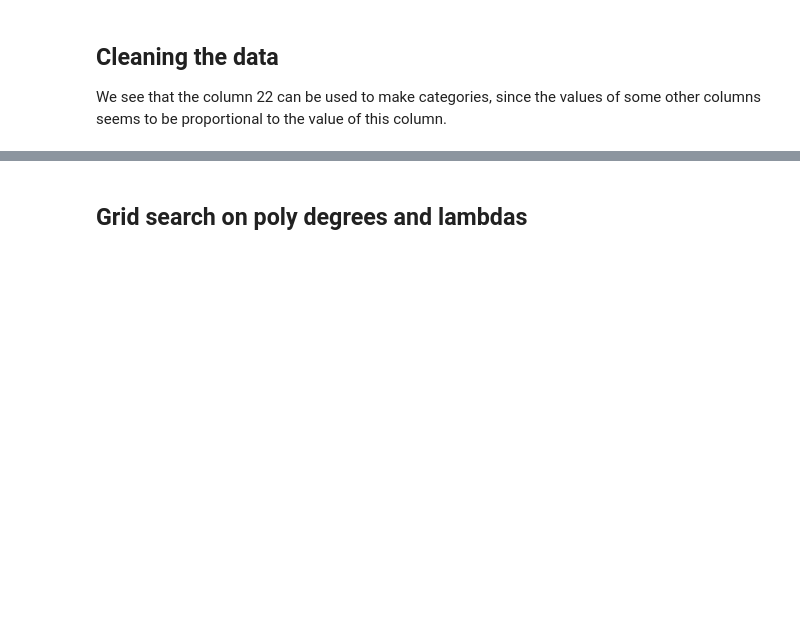
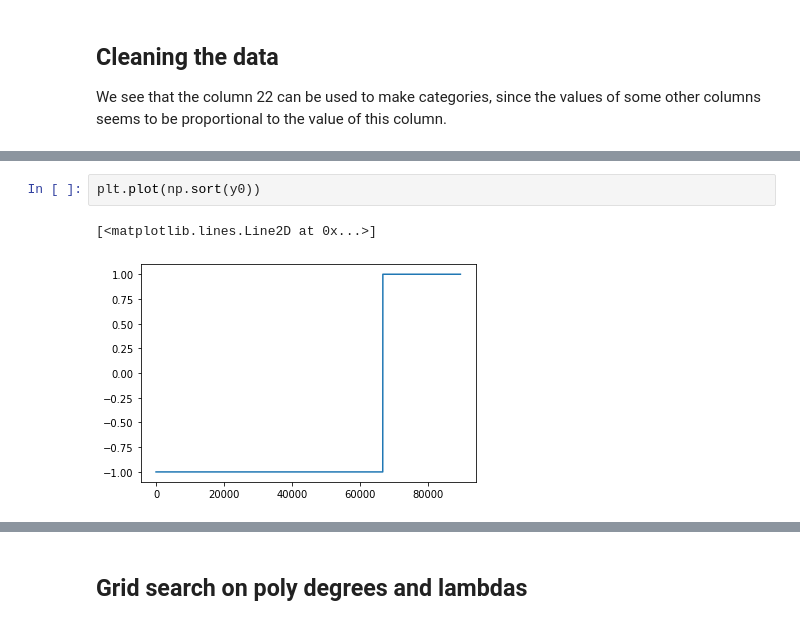
Before and after one commit to itsyaboii1337/ML, a Jupyter notebook: Categorical_Splitting.ipynb, the cells around one changed output, grey strips where cells are left out. Drawn from its saved outputs; the diff is of its cells as text; blank space fills up the shorter version.

```diff
--- a/Categorical_Splitting.ipynb
+++ b/Categorical_Splitting.ipynb
@@ -31,0 +83,5 @@ columns_to_keep = categorical_datasets[3]
+# %%
+plt.plot(np.sort(y0))
+# %% [output]
+[<matplotlib.lines.Line2D at 0x...>]
+[figure, added]
```
Also changed, not shown: parts of 32 cells of this notebook, 2 other files.
